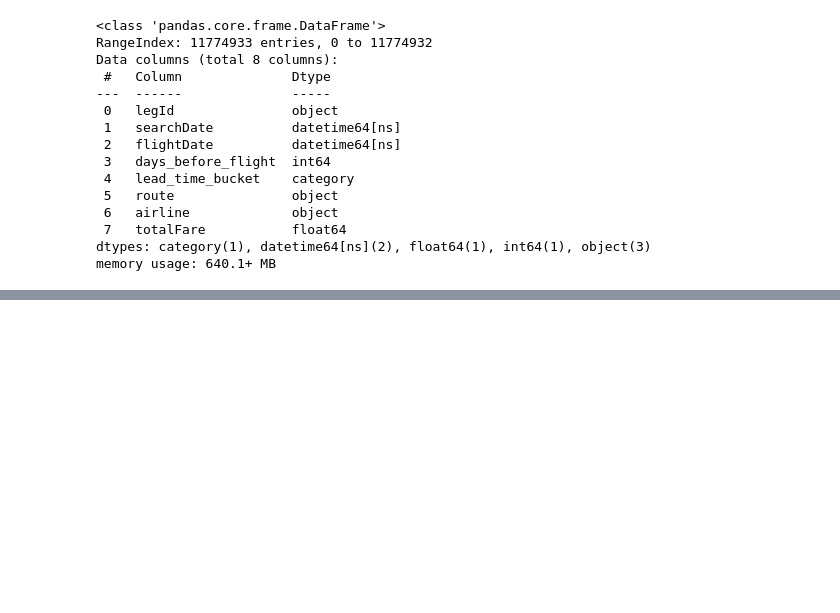
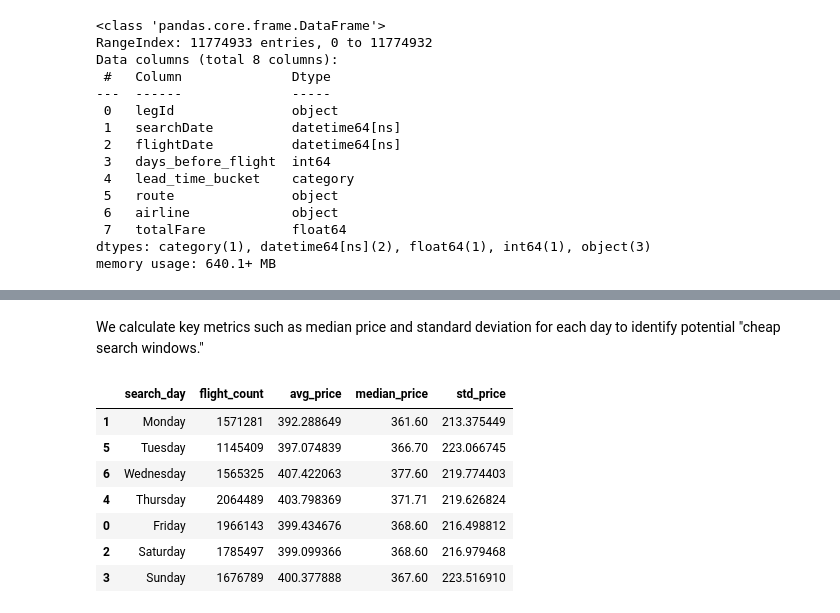
Before and after one commit to meozbrls/Flight_Prices_Analysis, a Jupyter notebook: notebooks/Analysis&KPI/price_dynamics_analysis.ipynb, the cells around one changed output, grey strips where cells are left out. Drawn from its saved outputs; the diff is of its cells as text; code cells hidden in the pictures; blank space fills up the shorter version.

```diff
--- a/notebooks/Analysis&KPI/price_dynamics_analysis.ipynb
+++ b/notebooks/Analysis&KPI/price_dynamics_analysis.ipynb
@@ -412,0 +423,30 @@ optimal_bucket.to_csv("out/mart_route_optimal_lead_time.csv", index=False)
+# %% [markdown]
+We calculate key metrics such as median price and standard deviation for each day to identify potential "cheap search windows."
+# %%
+# Grouping by search day to see general price trends
+dow_stats = (
+    price_df.groupby("search_day")
+      .agg(
+          flight_count=("totalFare", "count"),
+          avg_price=("totalFare", "mean"),
+          median_price=("totalFare", "median"),
+          std_price=("totalFare", "std")
+      )
+      .reset_index()
+)
+
+# Sorting by logical day order for better visualization
+order = ["Monday", "Tuesday", "Wednesday", "Thursday", "Friday", "Saturday", "Sunday"]
+dow_stats["search_day"] = pd.Categorical(dow_stats["search_day"], categories=order, ordered=True)
+dow_stats = dow_stats.sort_values("search_day")
+
+dow_stats
+# %% [output]
+|  | search_day | flight_count | avg_price | median_price | std_price |
+| 1 | Monday | 1571281 | 392.288649 | 361.60 | 213.375449 |
+| 5 | Tuesday | 1145409 | 397.074839 | 366.70 | 223.066745 |
+| 6 | Wednesday | 1565325 | 407.422063 | 377.60 | 219.774403 |
+| 4 | Thursday | 2064489 | 403.798369 | 371.71 | 219.626824 |
+| 0 | Friday | 1966143 | 399.434676 | 368.60 | 216.498812 |
+| 2 | Saturday | 1785497 | 399.099366 | 368.60 | 216.979468 |
+| 3 | Sunday | 1676789 | 400.377888 | 367.60 | 223.516910 |
```
Also changed, not shown: parts of 52 cells of this notebook.
